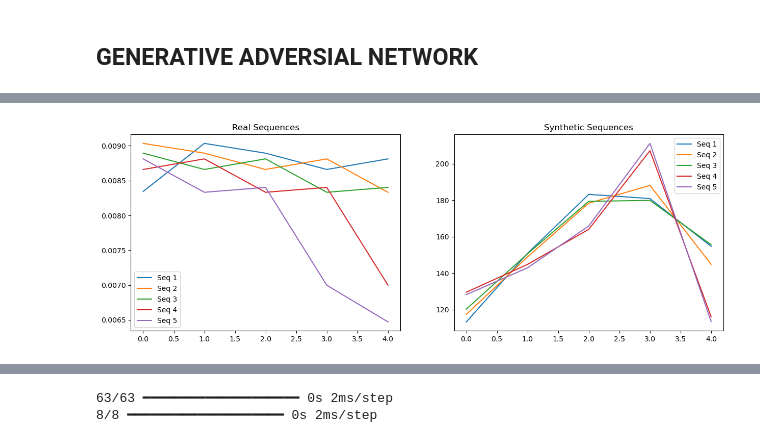
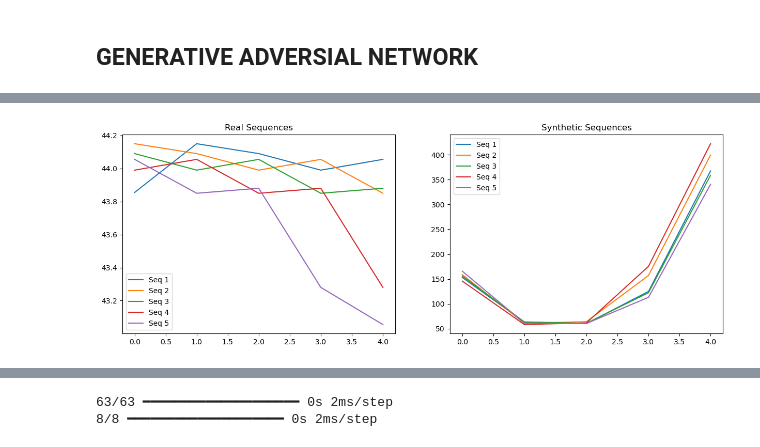
Before and after one commit to fravasta/Improving-forecast-of-a-time-series-model-with-synthetic-time-series-augmentation, a Jupyter notebook: LSTM + GAN_standardized.ipynb, the cells around one changed output, grey strips where cells are left out. Drawn from its saved outputs; the diff is of its cells as text; code cells hidden in the pictures.

```diff
--- a/LSTM + GAN_standardized.ipynb
+++ b/LSTM + GAN_standardized.ipynb
@@ -457,15 +457,5 @@ def build_generator(window_size):
     model.add(layers.Reshape((window_size, 1)))  # Add this to ensure the output is (batch_size, window_size, 1)
     return model
-# %%
-def build_generator(window_size):
-    model = models.Sequential()
-    model.add(layers.Input(shape=(window_size, 1)))  # Shape of the input (e.g., 5 time steps)
-    model.add(layers.LSTM(64, return_sequences=True))
-    model.add(layers.LSTM(128, return_sequences=False))
-    model.add(layers.Dense(window_size))  # Generate the same number of data points as the window size
-    model.add(layers.ReLU())  # Cambia tanh con ReLU
-    model.add(layers.Reshape((window_size, 1)))  # Add this to ensure the output is (batch_size, window_size, 1)
-    return model
 # %%
 def build_discriminator(window_size):
     model = models.Sequential()
@@ -491,14 +481,14 @@ gan = build_gan(generator, discriminator)
 gan.compile(optimizer='adam', loss='binary_crossentropy')
 # %%
 # Ensure that layers can be trained
-generator.trainable = True
-discriminator.trainable = True
+#generator.trainable = True
+#discriminator.trainable = True
 
-for layer in generator.layers:
-    layer.trainable = True
+#for layer in generator.layers:
+#    layer.trainable = True
 
-for layer in discriminator.layers:
-    layer.trainable = True
+#for layer in discriminator.layers:
+#    layer.trainable = True
 
 def train_gan(generator, discriminator, gan, real_data, epochs=1000, batch_size=64, window_size=5):
     half_batch = batch_size // 2
@@ -517,7 +507,7 @@ def train_gan(generator, discriminator, gan, real_data, epochs=1000, batch_size=
         real_data_batch = real_data[idx]
 
         # Genera un batch di dati falsi
-        noise = np.random.normal(0, 0.5, (half_batch, window_size, 1))
+        noise = np.random.normal(0, 1, (half_batch, window_size, 1))
         fake_data_batch = generator.predict(noise)
 
         # Addestra il discriminatore
@@ -528,7 +518,7 @@ def train_gan(generator, discriminator, gan, real_data, epochs=1000, batch_size=
         # Fase 2: Addestramento del generator attraverso il GAN stacked
         discriminator.trainable = False  # Blocca solo il discriminatore durante l'addestramento del generator
 
-        noise = np.random.normal(0, 0.5, (batch_size, window_size, 1))
+        noise = np.random.normal(0, 1, (batch_size, window_size, 1))
         g_loss = gan.train_on_batch(noise, np.ones((batch_size, 1)))
 
 
@@ -567,4 +553,4 @@ real_data = X_train_norm
 # %%
 # Addestramento della GAN con i tuoi dati reali
-train_gan(generator, discriminator, gan, real_data, epochs=1000, batch_size=64, window_size=5)
+train_gan(generator, discriminator, gan, X_train_norm, epochs=500, batch_size=64, window_size=5)
 # %% [output]
@@ -589,6 +575,6 @@ Epoch 0 [D loss: 0.6930] [G loss: 0.6869]
 # %%
 def generate_synthetic_data(generator, num_samples, window_size):
-    noise = np.random.normal(0, 0.5, (num_samples, window_size, 1))
+    noise = np.random.normal(0, 1, (num_samples, window_size, 1))
     generated_data = generator.predict(noise)
 
     # Reshape for de-normalization
@@ -611,6 +597,6 @@ plt.show()
 # %%
-# 1. Generate syntehtic data using 20% of X_train
-num_synthetic = int(X_train_norm.shape[0] * 0.2)  # Genera 20% di dati sintetici
+# 1. Generate syntehtic data using 50% of X_train
+num_synthetic = int(X_train_norm.shape[0] * 0.5)  # Genera 50% di dati sintetici
 synthetic_sequences = generate_synthetic_data(generator, num_synthetic, 5)
 # Usa il modello LSTM originale per generare i target
 synthetic_targets = model.predict(synthetic_sequences)
@@ -620,7 +606,7 @@ plt.figure(figsize=(15, 5))
 
 plt.subplot(1, 2, 1)
 for i in range(5):
-    plt.plot(X_train_norm[i, :, 0], label=f'Seq {i+1}')
+    plt.plot(X_train_orig[i, :, 0], label=f'Seq {i+1}')
 plt.title('Real Sequences')
 plt.legend()
 
@@ -636,4 +622,4 @@ plt.show()
-[figure, old version]
+[figure, new version]
 # %%
 # 3. Combina i dati reali e sintetici
 X_train_augmented = np.concatenate([X_train_norm, synthetic_sequences], axis=0)
```
Also changed, not shown: parts of 15 cells of this notebook, 2 other files.
